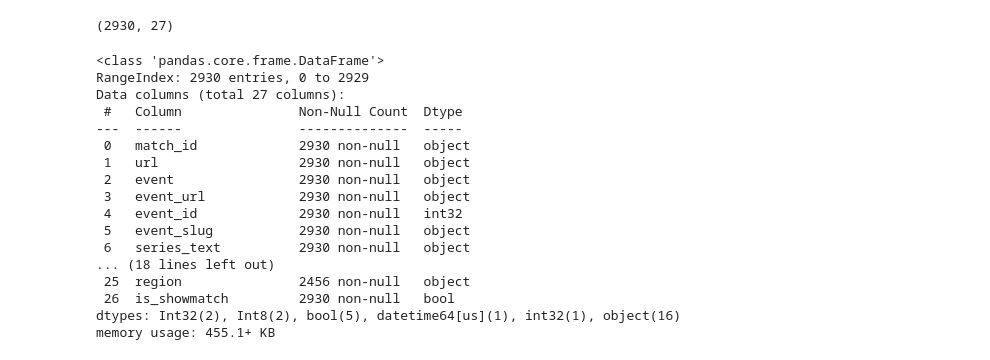
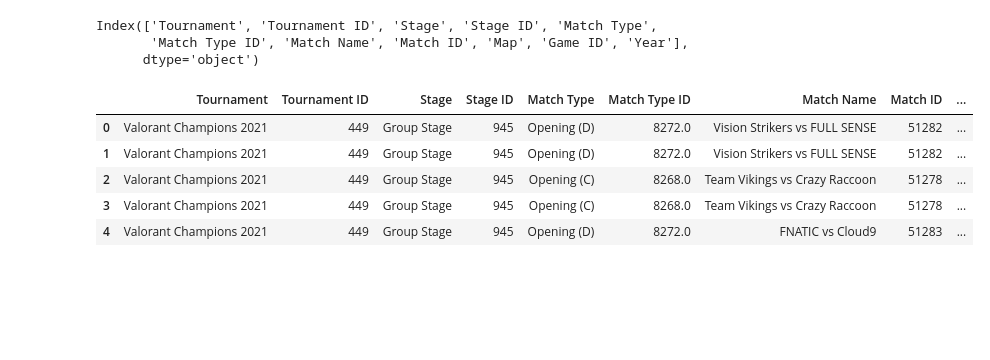
Before and after one commit to KennethLoh6921/Project_CU5, a Jupyter notebook: VCT_Valorant_Project.ipynb, the cells around one changed output. Cells and saved outputs as stored; diff of their text form; code cells hidden in the pictures; blank space fills up the shorter version.

```diff
--- a/VCT_Valorant_Project.ipynb
+++ b/VCT_Valorant_Project.ipynb
@@ -41,25 +42,16 @@ df_matches.head()
 # %%
-df_matches.shape
+df.columns
 # %% [output]
-(2930, 27)
+Index(['Tournament', 'Tournament ID', 'Stage', 'Stage ID', 'Match Type',
+       'Match Type ID', 'Match Name', 'Match ID', 'Map', 'Game ID', 'Year'],
+      dtype='object')
 # %%
-df_matches.info()
+df.head()
 # %% [output]
-<class 'pandas.core.frame.DataFrame'>
-RangeIndex: 2930 entries, 0 to 2929
-Data columns (total 27 columns):
- #   Column               Non-Null Count  Dtype
----  ------               --------------  -----
- 0   match_id             2930 non-null   object
- 1   url                  2930 non-null   object
- 2   event                2930 non-null   object
- 3   event_url            2930 non-null   object
- 4   event_id             2930 non-null   int32
- 5   event_slug           2930 non-null   object
- 6   series_text          2930 non-null   object
-... (18 lines left out)
- 25  region               2456 non-null   object
- 26  is_showmatch         2930 non-null   bool
-dtypes: Int32(2), Int8(2), bool(5), datetime64[us](1), int32(1), object(16)
-memory usage: 455.1+ KB
+|  | Tournament | Tournament ID | Stage | Stage ID | Match Type | Match Type ID | Match Name | Match ID | ... |
+| 0 | Valorant Champions 2021 | 449 | Group Stage | 945 | Opening (D) | 8272.0 | Vision Strikers vs FULL SENSE | 51282 | ... |
+| 1 | Valorant Champions 2021 | 449 | Group Stage | 945 | Opening (D) | 8272.0 | Vision Strikers vs FULL SENSE | 51282 | ... |
+| 2 | Valorant Champions 2021 | 449 | Group Stage | 945 | Opening (C) | 8268.0 | Team Vikings vs Crazy Raccoon | 51278 | ... |
+| 3 | Valorant Champions 2021 | 449 | Group Stage | 945 | Opening (C) | 8268.0 | Team Vikings vs Crazy Raccoon | 51278 | ... |
+| 4 | Valorant Champions 2021 | 449 | Group Stage | 945 | Opening (D) | 8272.0 | FNATIC vs Cloud9 | 51283 | ... |
 # %%
```
Also changed, not shown: parts of 42 cells of this notebook, 1 other file.
